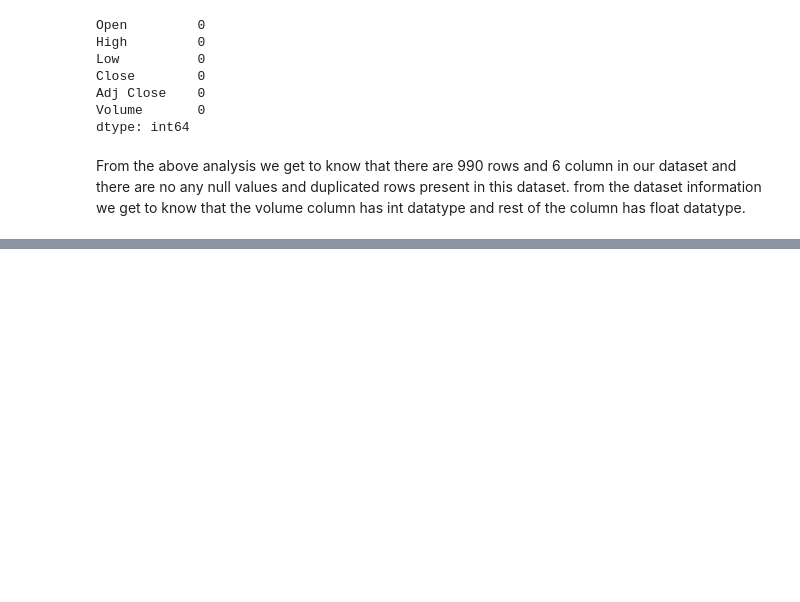
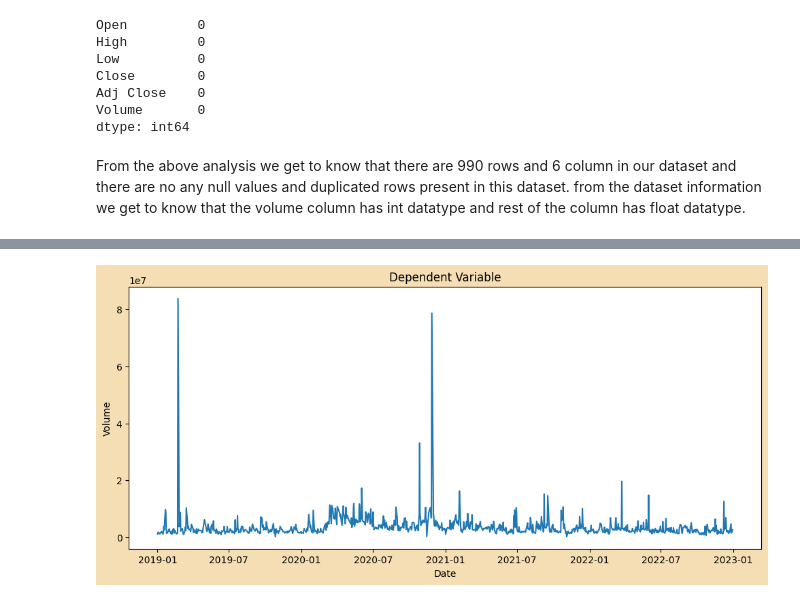
Before and after one commit to hmarathe420/Kotak_Mahindra_Bank_Stock_Price_Prediction, a Jupyter notebook: Kotak_Mahindra_Bank_Stock_Price_Prediction.ipynb, the cells around one changed output, grey strips where cells are left out. Cells and saved outputs as stored; diff of their text form; code cells hidden in the pictures; blank space fills up the shorter version.

```diff
--- a/Kotak_Mahindra_Bank_Stock_Price_Prediction.ipynb
+++ b/Kotak_Mahindra_Bank_Stock_Price_Prediction.ipynb
@@ -121,0 +155,11 @@ From the above analysis we get to know that there are 990 rows and 6 column in o
+# %%
+# ploting the dependent variable - volume
+plt.figure(figsize = (12,5), facecolor = 'wheat')
+sns.lineplot(df, x = 'Date', y = 'Volume')
+plt.title('Dependent Variable')
+plt.xlabel("Date")
+plt.ylabel("Volume")
+plt.plot()
+plt.show()
+# %% [output]
+[figure, added]
```
Also changed, not shown: parts of 14 cells of this notebook.
